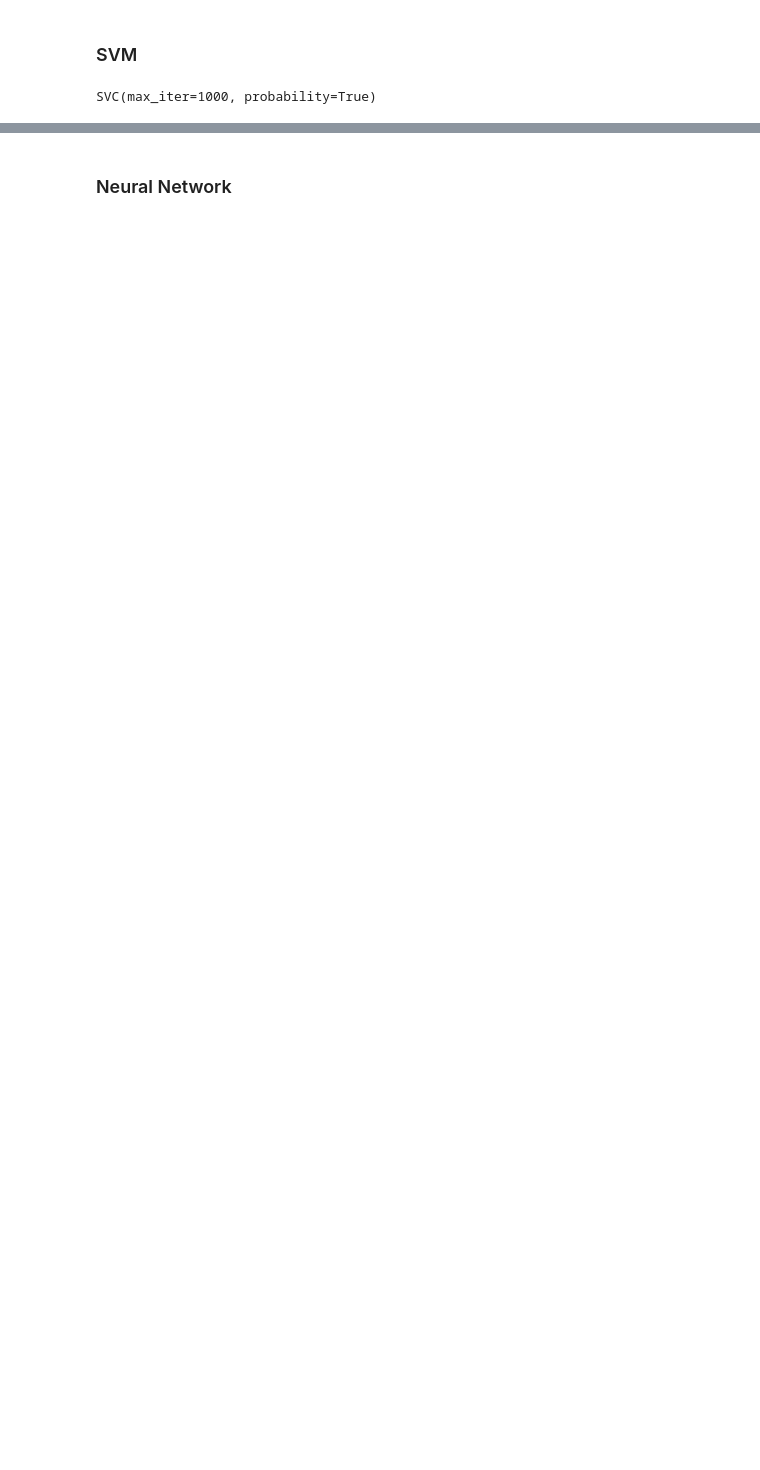
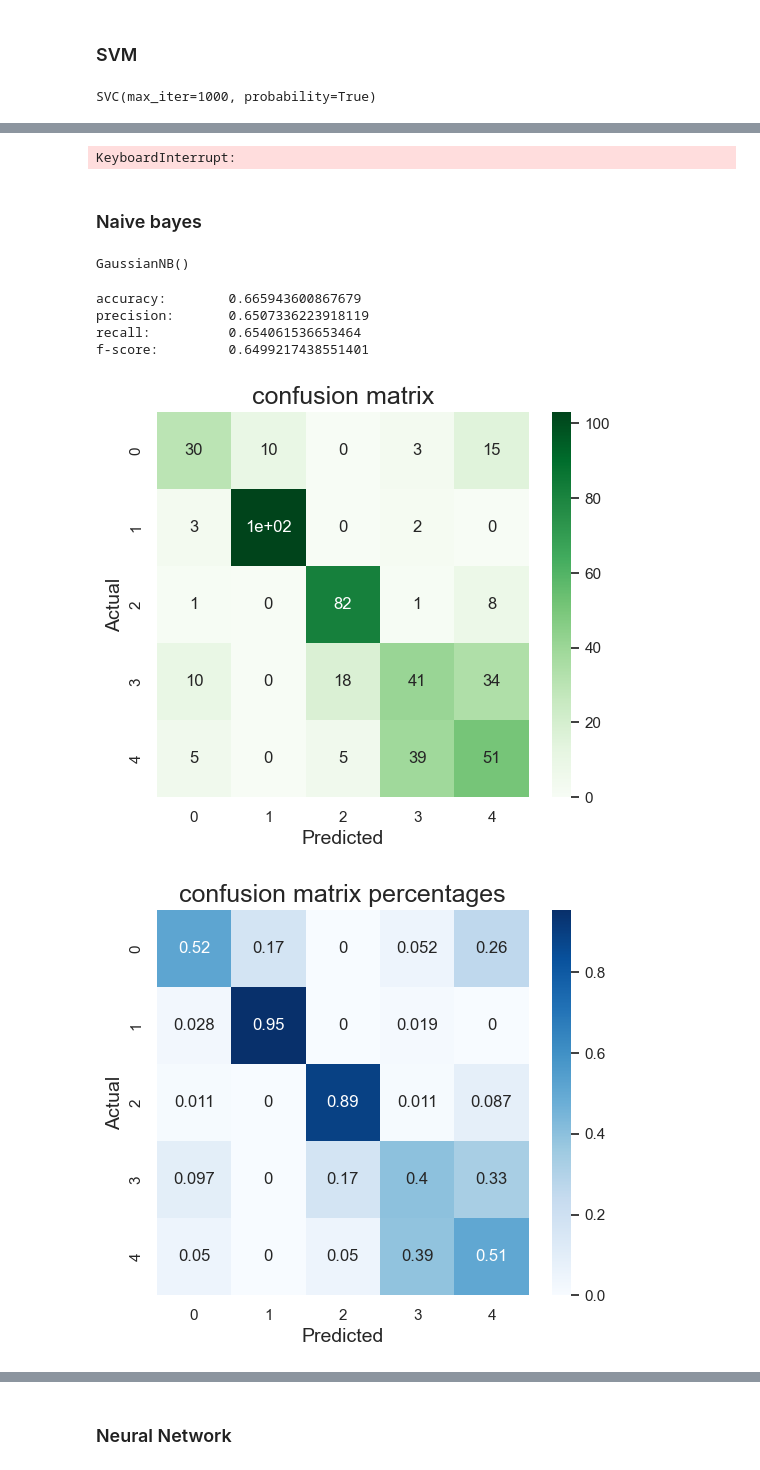
Before and after one commit to sagerpascal/zhaw_pa_robodog, a Jupyter notebook: model.ipynb, the cells around one changed output, grey strips where cells are left out. Saved outputs shown, nothing was run; the diff lists cells and outputs as text; code cells hidden in the pictures; blank space fills up the shorter version.

```diff
--- a/model.ipynb
+++ b/model.ipynb
@@ -100,0 +111,23 @@ f-score:         0.796368365335527
+# %%
+%%timeit -n 10000
+svm.predict_proba(SAMPLE)
+# %% [output]
+KeyboardInterrupt:
+# %% [markdown]
+### Naive bayes
+# %%
+from sklearn.naive_bayes import GaussianNB
+
+naive_bayes = GaussianNB()
+naive_bayes.fit(X_train, y_train)
+# %% [output]
+GaussianNB()
+# %%
+print_stats(naive_bayes.predict(X_test))
+# %% [output]
+accuracy:        0.665943600867679
+precision:       0.6507336223918119
+recall:          0.654061536653464
+f-score:         0.6499217438551401
+[figure, added]
+[figure, added]
```
Also changed, not shown: parts of 39 cells of this notebook, 6 other files.
